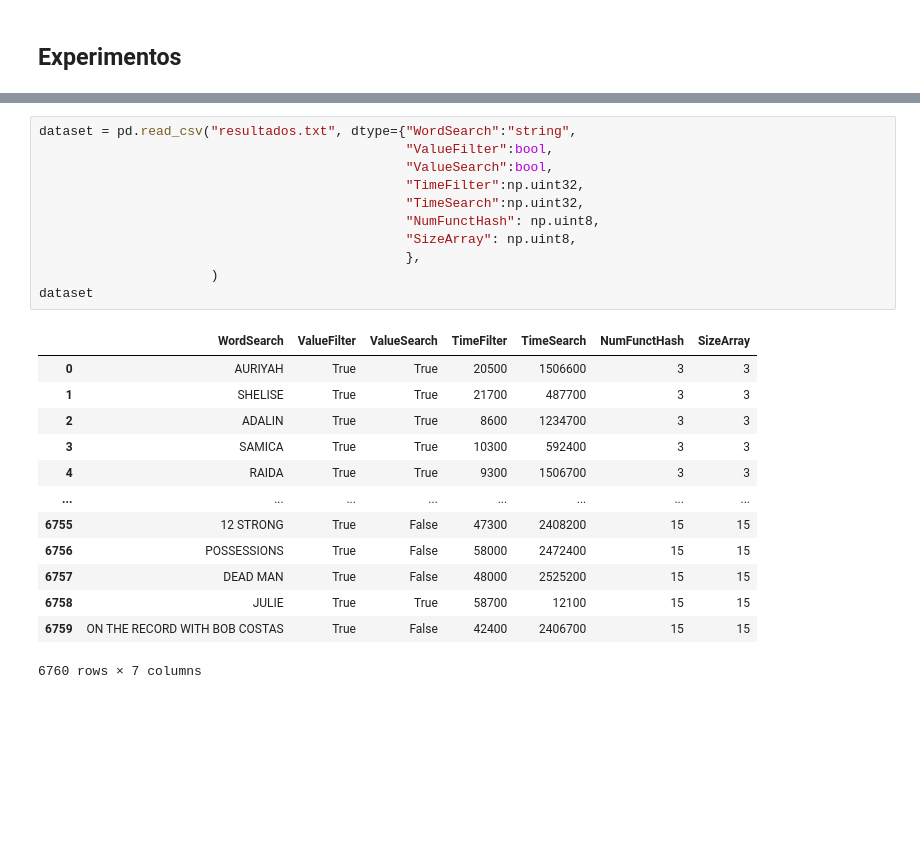
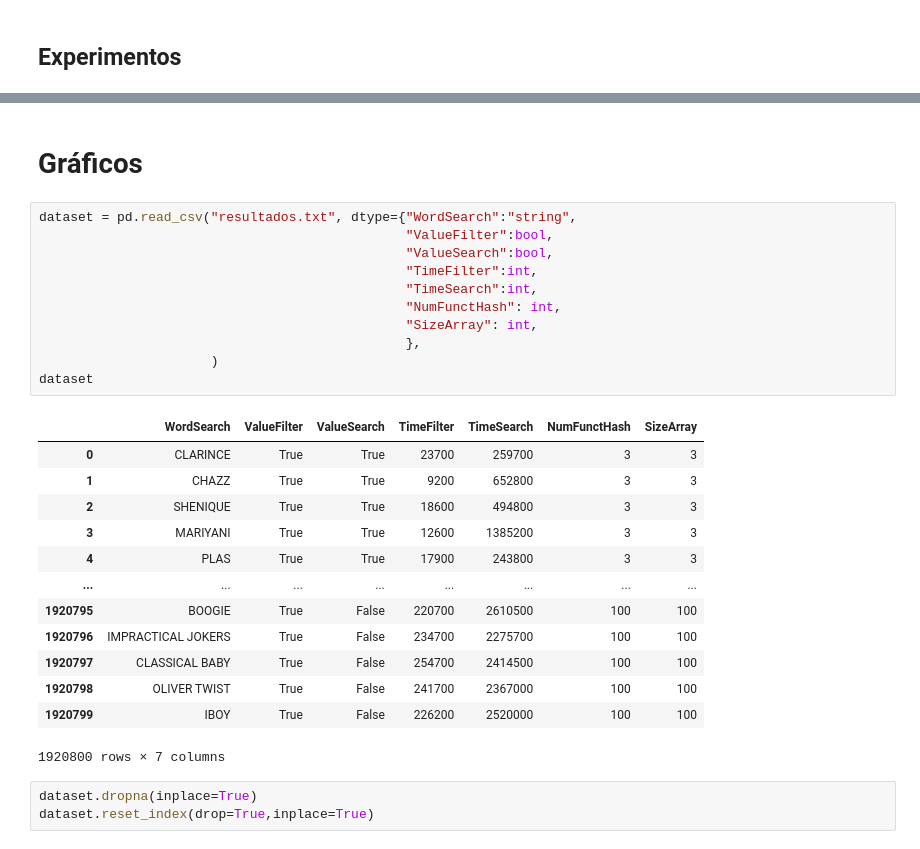
Before and after one commit to MrChurrasco/Tarea3Log, a Jupyter notebook: main.ipynb, the cells around one changed output, grey strips where cells are left out. Cells and saved outputs as stored; diff of their text form; blank space fills up the shorter version.

```diff
--- a/main.ipynb
+++ b/main.ipynb
@@ -227,31 +226,36 @@ dict_data = {"WordSearch":word_search,
 df = pd.DataFrame(dict_data)
 
 df.to_csv("resultados.txt", index=False)
+# %% [markdown]
+# Gráficos
 # %%
 dataset = pd.read_csv("resultados.txt", dtype={"WordSearch":"string",
                                                "ValueFilter":bool,
                                                "ValueSearch":bool,
-                                               "TimeFilter":np.uint32,
-                                               "TimeSearch":np.uint32,
-                                               "NumFunctHash": np.uint8,
-                                               "SizeArray": np.uint8,
+                                               "TimeFilter":int,
+                                               "TimeSearch":int,
+                                               "NumFunctHash": int,
+                                               "SizeArray": int,
                                                },
                       )
 dataset
 # %% [output]
 |  | WordSearch | ValueFilter | ValueSearch | TimeFilter | TimeSearch | NumFunctHash | SizeArray |
-| 0 | AURIYAH | True | True | 20500 | 1506600 | 3 | 3 |
-| 1 | SHELISE | True | True | 21700 | 487700 | 3 | 3 |
-| 2 | ADALIN | True | True | 8600 | 1234700 | 3 | 3 |
-| 3 | SAMICA | True | True | 10300 | 592400 | 3 | 3 |
-| 4 | RAIDA | True | True | 9300 | 1506700 | 3 | 3 |
+| 0 | CLARINCE | True | True | 23700 | 259700 | 3 | 3 |
+| 1 | CHAZZ | True | True | 9200 | 652800 | 3 | 3 |
+| 2 | SHENIQUE | True | True | 18600 | 494800 | 3 | 3 |
+| 3 | MARIYANI | True | True | 12600 | 1385200 | 3 | 3 |
+| 4 | PLAS | True | True | 17900 | 243800 | 3 | 3 |
 | ... | ... | ... | ... | ... | ... | ... | ... |
-| 6755 | 12 STRONG | True | False | 47300 | 2408200 | 15 | 15 |
-| 6756 | POSSESSIONS | True | False | 58000 | 2472400 | 15 | 15 |
-| 6757 | DEAD MAN | True | False | 48000 | 2525200 | 15 | 15 |
-| 6758 | JULIE | True | True | 58700 | 12100 | 15 | 15 |
-| 6759 | ON THE RECORD WITH BOB COSTAS | True | False | 42400 | 2406700 | 15 | 15 |
+| 1920795 | BOOGIE | True | False | 220700 | 2610500 | 100 | 100 |
+| 1920796 | IMPRACTICAL JOKERS | True | False | 234700 | 2275700 | 100 | 100 |
+| 1920797 | CLASSICAL BABY | True | False | 254700 | 2414500 | 100 | 100 |
+| 1920798 | OLIVER TWIST | True | False | 241700 | 2367000 | 100 | 100 |
+| 1920799 | IBOY | True | False | 226200 | 2520000 | 100 | 100 |
-6760 rows × 7 columns
+1920800 rows × 7 columns
+# %%
+dataset.dropna(inplace=True)
+dataset.reset_index(drop=True,inplace=True)
 # %%
 dataset.info()
 # %% [output]
```
Also changed, not shown: parts of 12 cells of this notebook, 3 other files.
